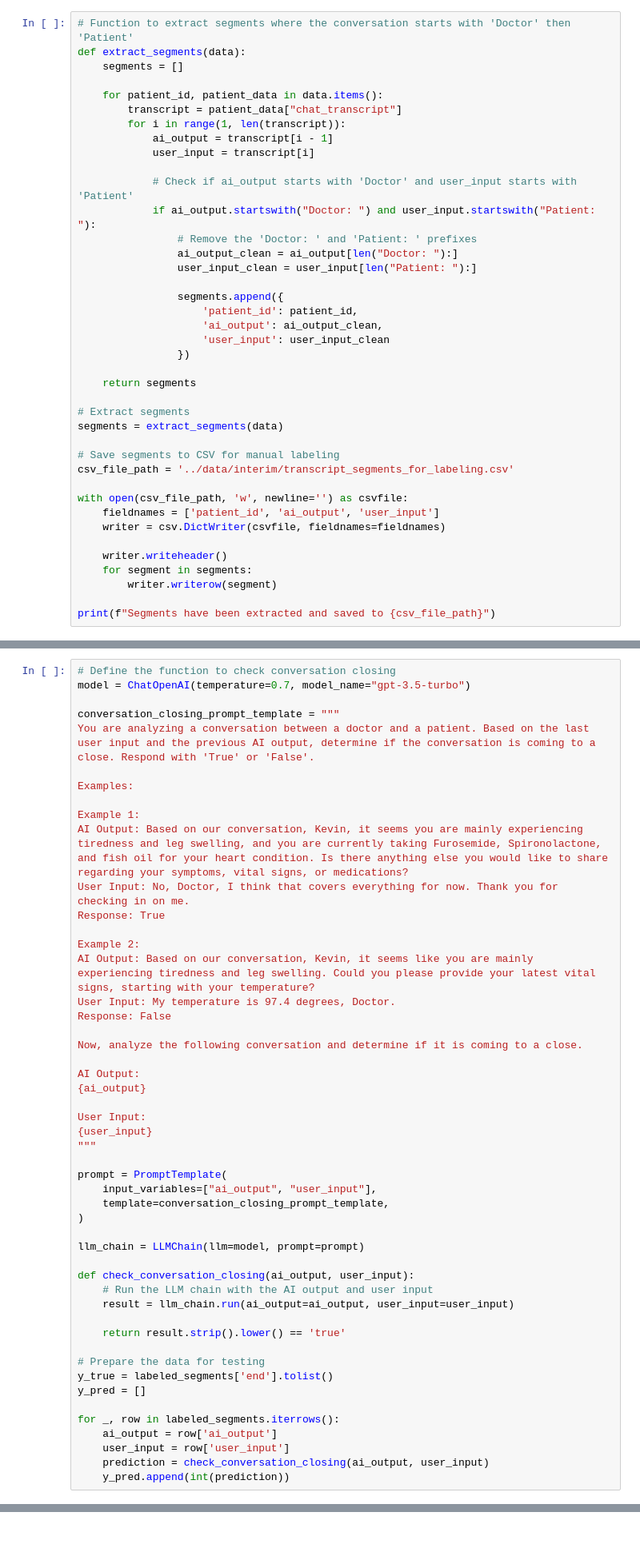
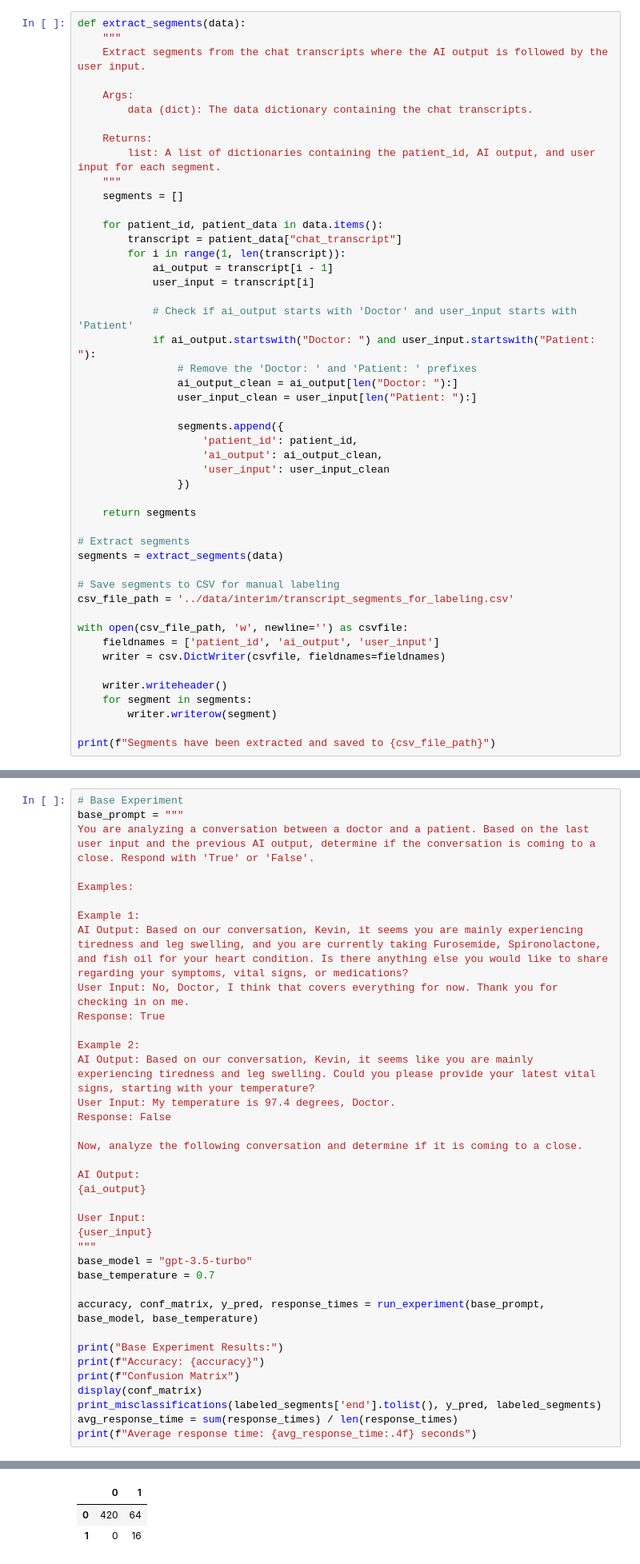
Before and after one commit to recoverycompanion/reco, a Jupyter notebook: reco_analysis/notebooks/conversation_closing_detection.ipynb, the cells around one changed output, grey strips where cells are left out. Shown at 80% size. Drawn from its saved outputs; the diff is of its cells as text; blank space fills up the shorter version.

Commit message:
Ran experiments

```diff
--- a/reco_analysis/notebooks/conversation_closing_detection.ipynb
+++ b/reco_analysis/notebooks/conversation_closing_detection.ipynb
@@ -23,6 +27,14 @@ transcripts = {patient['id']: patient['chat_transcript'] for patient in data.val
 # %%
-# Function to extract segments where the conversation starts with 'Doctor' then 'Patient'
 def extract_segments(data):
+    """
+    Extract segments from the chat transcripts where the AI output is followed by the user input.
+
+    Args:
+        data (dict): The data dictionary containing the chat transcripts.
+
+    Returns:
+        list: A list of dictionaries containing the patient_id, AI output, and user input for each segment.
+    """
     segments = []
 
     for patient_id, patient_data in data.items():
@@ -73,8 +178,6 @@ labeled_segments = pd.read_csv(csv_file_path)
 # %%
-# Define the function to check conversation closing
-model = ChatOpenAI(temperature=0.7, model_name="gpt-3.5-turbo")
-
-conversation_closing_prompt_template = """
+# Base Experiment
+base_prompt = """
 You are analyzing a conversation between a doctor and a patient. Based on the last user input and the previous AI output, determine if the conversation is coming to a close. Respond with 'True' or 'False'.
 
 Examples:
@@ -97,26 +200,16 @@ AI Output:
 User Input:
 {user_input}
 """
+base_model = "gpt-3.5-turbo"
+base_temperature = 0.7
 
-prompt = PromptTemplate(
-    input_variables=["ai_output", "user_input"],
-    template=conversation_closing_prompt_template,
-)
+accuracy, conf_matrix, y_pred, response_times = run_experiment(base_prompt, base_model, base_temperature)
 
-llm_chain = LLMChain(llm=model, prompt=prompt)
-
-def check_conversation_closing(ai_output, user_input):
-    # Run the LLM chain with the AI output and user input
-    result = llm_chain.run(ai_output=ai_output, user_input=user_input)
-
-    return result.strip().lower() == 'true'
-
-# Prepare the data for testing
-y_true = labeled_segments['end'].tolist()
-y_pred = []
-
-for _, row in labeled_segments.iterrows():
-    ai_output = row['ai_output']
-    user_input = row['user_input']
-    prediction = check_conversation_closing(ai_output, user_input)
-    y_pred.append(int(prediction))
+print("Base Experiment Results:")
+print(f"Accuracy: {accuracy}")
+print(f"Confusion Matrix")
+display(conf_matrix)
+print_misclassifications(labeled_segments['end'].tolist(), y_pred, labeled_segments)
+avg_response_time = sum(response_times) / len(response_times)
+print(f"Average response time: {avg_response_time:.4f} seconds")
+# %% [output]
@@ -122,0 +219,3 @@ for _, row in labeled_segments.iterrows():
+|  | 0 | 1 |
+| 0 | 420 | 64 |
+| 1 | 0 | 16 |
```
Also changed, not shown: parts of 25 cells of this notebook.
